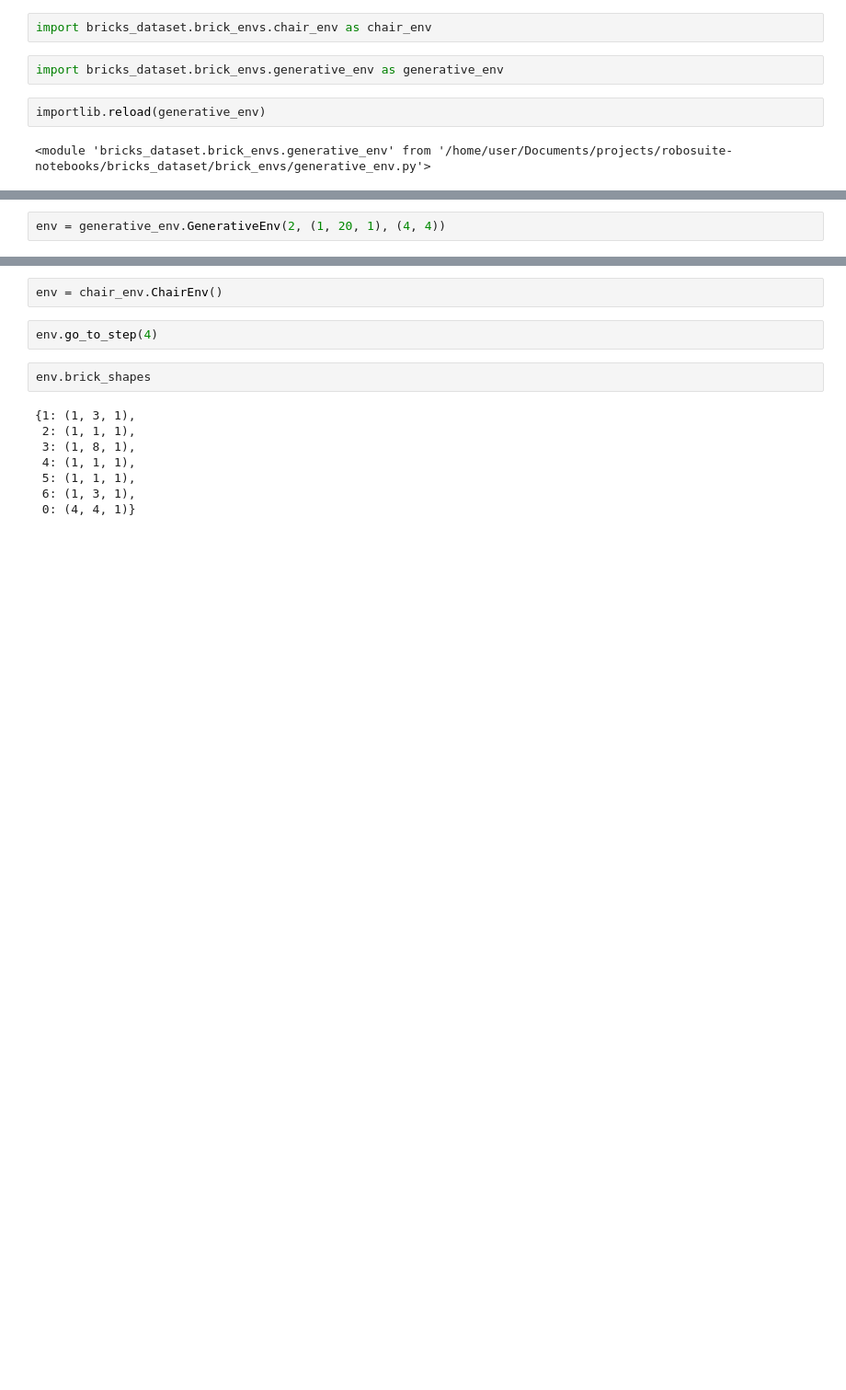
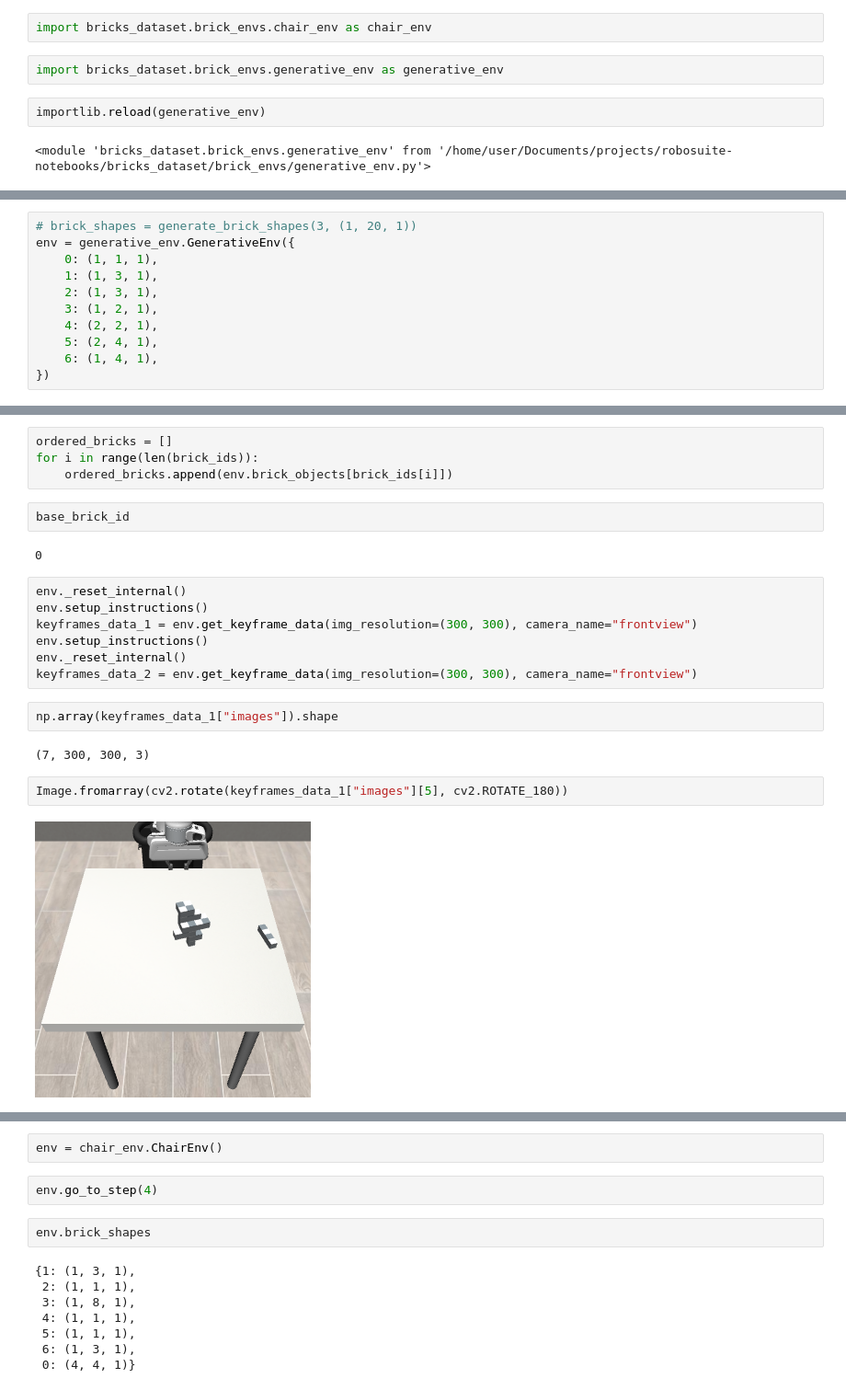
Before and after one commit to sirkrisp/robosuite-notebooks, a Jupyter notebook: test_brick_envs.ipynb, the cells around one changed output, grey strips where cells are left out. Shown at 92% size. Drawn from its saved outputs; the diff is of its cells as text; blank space fills up the shorter version.

Commit message:
keyframes

```diff
--- a/test_brick_envs.ipynb
+++ b/test_brick_envs.ipynb
@@ -66,2 +68,11 @@ importlib.reload(generative_env)
 # %%
-env = generative_env.GenerativeEnv(2, (1, 20, 1), (4, 4))
+# brick_shapes = generate_brick_shapes(3, (1, 20, 1))
+env = generative_env.GenerativeEnv({
+    0: (1, 1, 1),
+    1: (1, 3, 1),
+    2: (1, 3, 1),
+    3: (1, 2, 1),
+    4: (2, 2, 1),
+    5: (2, 4, 1),
+    6: (1, 4, 1),
+})
@@ -67,0 +139,23 @@ env = generative_env.GenerativeEnv(2, (1, 20, 1), (4, 4))
+# %%
+ordered_bricks = []
+for i in range(len(brick_ids)):
+    ordered_bricks.append(env.brick_objects[brick_ids[i]])
+# %%
+base_brick_id
+# %% [output]
+0
+# %%
+env._reset_internal()
+env.setup_instructions()
+keyframes_data_1 = env.get_keyframe_data(img_resolution=(300, 300), camera_name="frontview")
+env.setup_instructions()
+env._reset_internal()
+keyframes_data_2 = env.get_keyframe_data(img_resolution=(300, 300), camera_name="frontview")
+# %%
+np.array(keyframes_data_1["images"]).shape
+# %% [output]
+(7, 300, 300, 3)
+# %%
+Image.fromarray(cv2.rotate(keyframes_data_1["images"][5], cv2.ROTATE_180))
+# %% [output]
+[figure, added]
```
Also changed, not shown: parts of 36 cells of this notebook, 27 other files.
